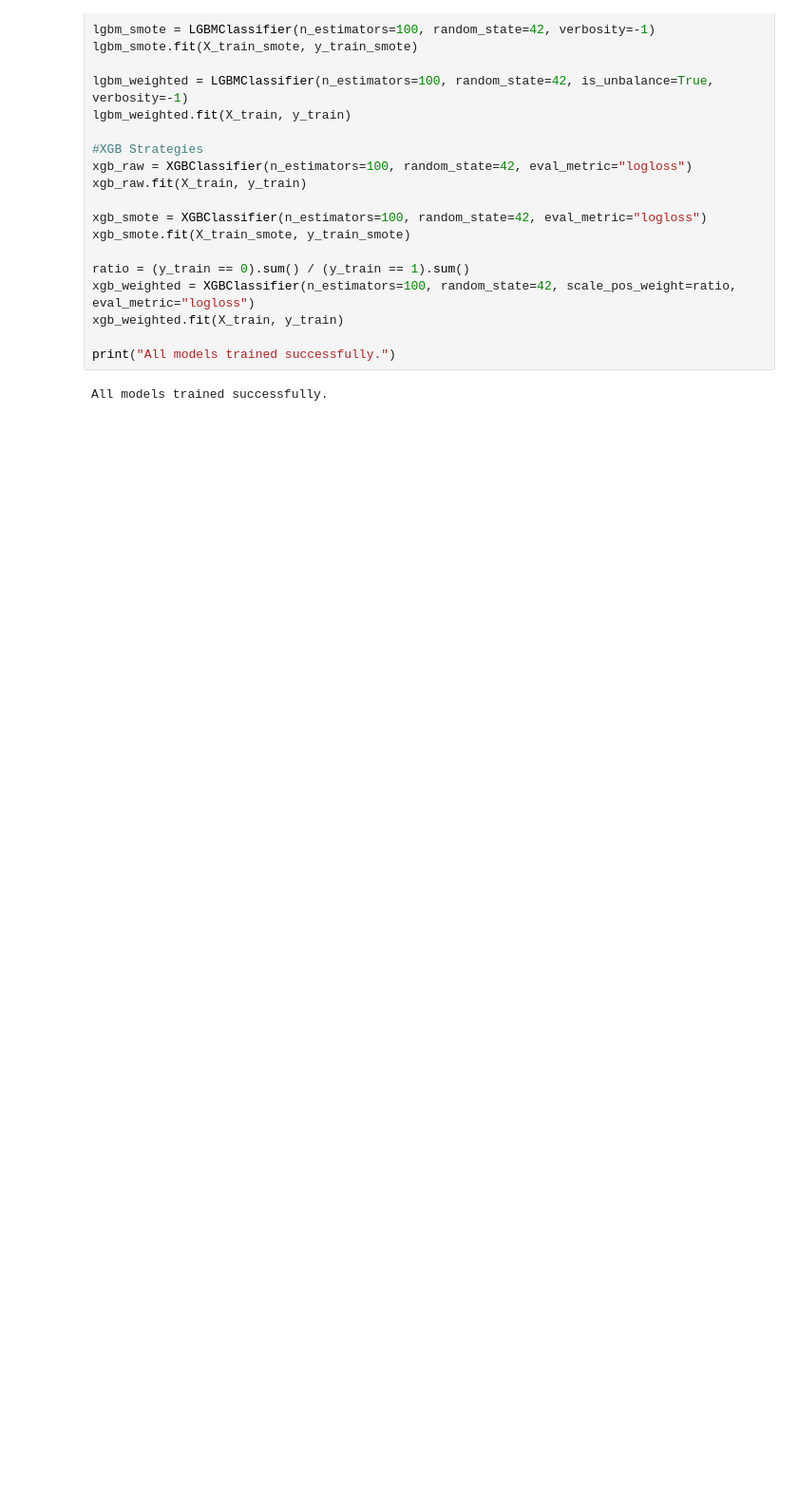
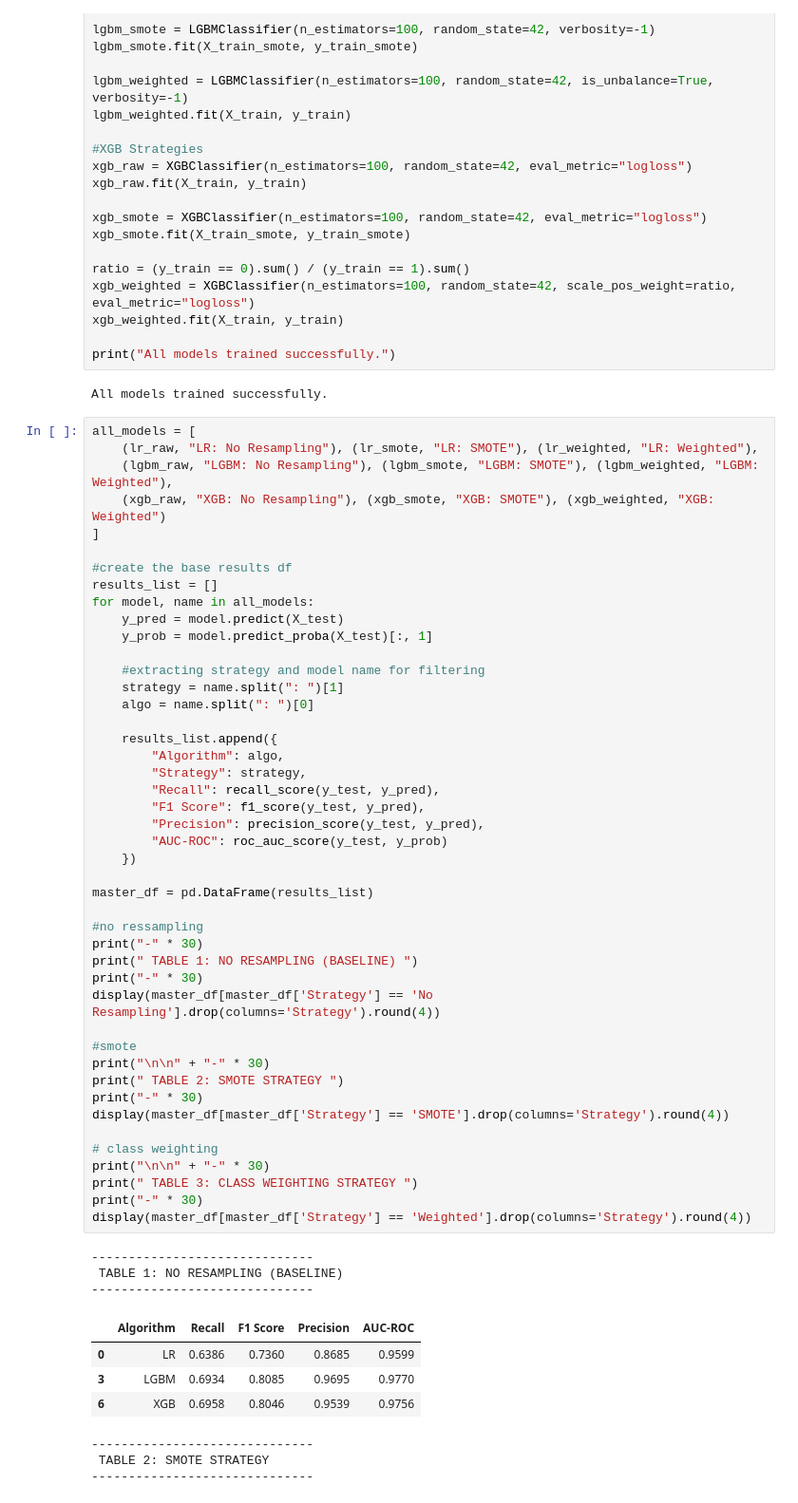
Before and after one commit to COMP3608-Intelligent-Systems-Project/Predicting-Type-2-Diabetes, a Jupyter notebook: dataset_2_experiments.ipynb, the cells around one changed output. Shown at 95% size. Cells and saved outputs as stored; diff of their text form; blank space fills up the shorter version.

Commit message:
performance comparison tables

```diff
--- a/dataset_2_experiments.ipynb
+++ b/dataset_2_experiments.ipynb
@@ -252,3 +252,59 @@ xgb_weighted.fit(X_train, y_train)
 print("All models trained successfully.")
 # %% [output]
 All models trained successfully.
+# %%
+all_models = [
+    (lr_raw, "LR: No Resampling"), (lr_smote, "LR: SMOTE"), (lr_weighted, "LR: Weighted"),
+    (lgbm_raw, "LGBM: No Resampling"), (lgbm_smote, "LGBM: SMOTE"), (lgbm_weighted, "LGBM: Weighted"),
+    (xgb_raw, "XGB: No Resampling"), (xgb_smote, "XGB: SMOTE"), (xgb_weighted, "XGB: Weighted")
+]
+
+#create the base results df
+results_list = []
+for model, name in all_models:
+    y_pred = model.predict(X_test)
+    y_prob = model.predict_proba(X_test)[:, 1]
+
+    #extracting strategy and model name for filtering
+    strategy = name.split(": ")[1]
+    algo = name.split(": ")[0]
+
+    results_list.append({
+        "Algorithm": algo,
+        "Strategy": strategy,
+        "Recall": recall_score(y_test, y_pred),
+        "F1 Score": f1_score(y_test, y_pred),
+        "Precision": precision_score(y_test, y_pred),
+        "AUC-ROC": roc_auc_score(y_test, y_prob)
+    })
+
+master_df = pd.DataFrame(results_list)
+
+#no ressampling
+print("-" * 30)
+print(" TABLE 1: NO RESAMPLING (BASELINE) ")
+print("-" * 30)
+display(master_df[master_df['Strategy'] == 'No Resampling'].drop(columns='Strategy').round(4))
+
+#smote
+print("\n\n" + "-" * 30)
+print(" TABLE 2: SMOTE STRATEGY ")
+print("-" * 30)
+display(master_df[master_df['Strategy'] == 'SMOTE'].drop(columns='Strategy').round(4))
+
+# class weighting
+print("\n\n" + "-" * 30)
+print(" TABLE 3: CLASS WEIGHTING STRATEGY ")
+print("-" * 30)
+display(master_df[master_df['Strategy'] == 'Weighted'].drop(columns='Strategy').round(4))
+# %% [output]
+------------------------------
+ TABLE 1: NO RESAMPLING (BASELINE)
+------------------------------
+|  | Algorithm | Recall | F1 Score | Precision | AUC-ROC |
+| 0 | LR | 0.6386 | 0.7360 | 0.8685 | 0.9599 |
+| 3 | LGBM | 0.6934 | 0.8085 | 0.9695 | 0.9770 |
+| 6 | XGB | 0.6958 | 0.8046 | 0.9539 | 0.9756 |
+------------------------------
+ TABLE 2: SMOTE STRATEGY
+------------------------------
```
Also changed, not shown: parts of 1 cell of this notebook.
